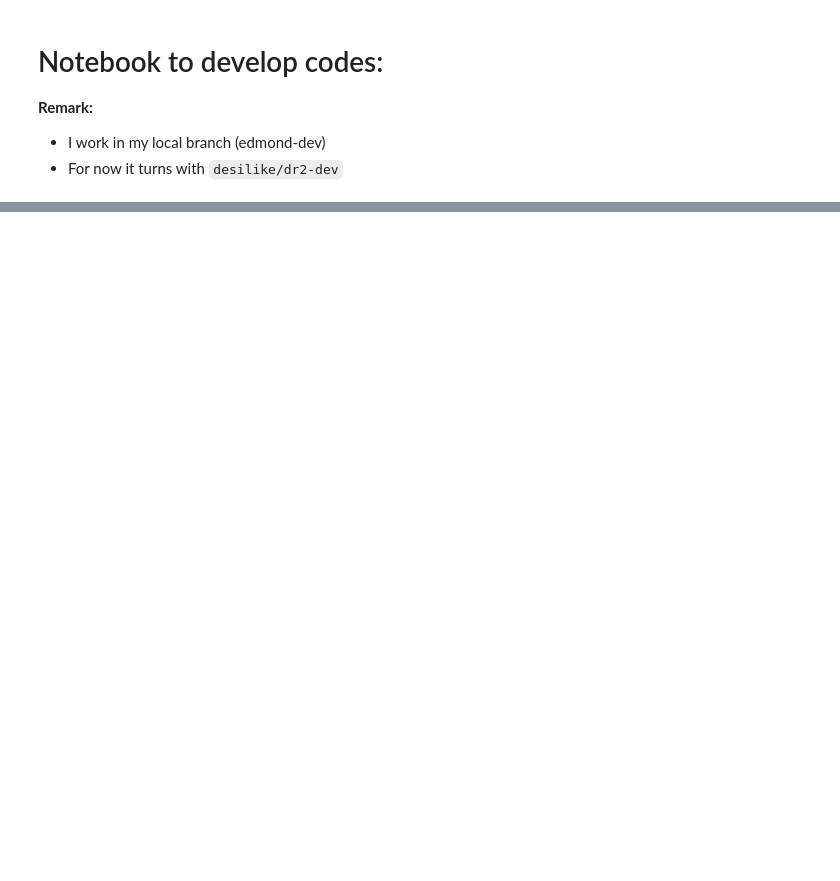
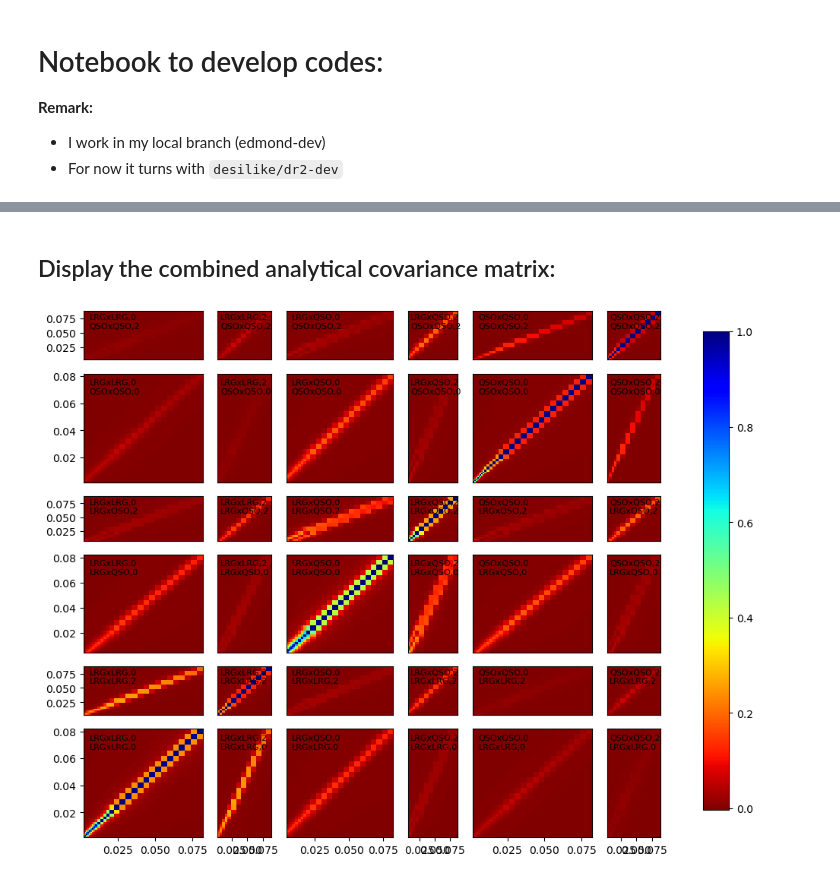
Before and after one commit to AlbertoRosado1/cai-dr2-clustering-products, a Jupyter notebook: local_png/fit_fnl_data.ipynb, the cells around one changed output, grey strips where cells are left out. Cells and saved outputs as stored; diff of their text form; code cells hidden in the pictures; blank space fills up the shorter version.

```diff
--- a/local_png/fit_fnl_data.ipynb
+++ b/local_png/fit_fnl_data.ipynb
@@ -466,0 +300,27 @@ array([[ 3.59774105e-01,  1.14347095e-02, -1.48626313e-04, ...,
+# %% [markdown]
+## Display the combined analytical covariance matrix:
+# %%
+def plot_corr(cov, fn=None):
+    import matplotlib.text
+    import re
+
+    fig = cov.plot(corrcoef=True, figsize=(9,9))
+    for txt in fig.findobj(matplotlib.text.Text):
+        s = txt.get_text()
+        s = s.replace('spectrum2,', '').replace(',spectrum2', '').replace('spectrum2', '')
+        s = re.sub(r'\b(\w+)_\1\b', r'\1', s)   # LRG_LRG -> LRG
+        s = s.replace('_', 'x')                 # LRG_QSO -> LRGxQSO
+        s = s.replace('\nx ', '\n')             # remove "x " prefix on second line
+        if '\n' in s: txt.set_fontsize(8)
+        txt.set_text(s)
+    if fn is not None: plt.savefig(fn)
+    plt.show()
+
+from tools import combine_analytical_covariances
+
+order = ['LRGxLRG', 'LRGxQSO', 'QSOxQSO']
+
+combined_cov = combine_analytical_covariances(pks, covs, order=order, fiducial=fiducial)
+plot_corr(combined_cov)
+# %% [output]
+[figure, added]
```
Also changed, not shown: parts of 24 cells of this notebook, 2 other files.
